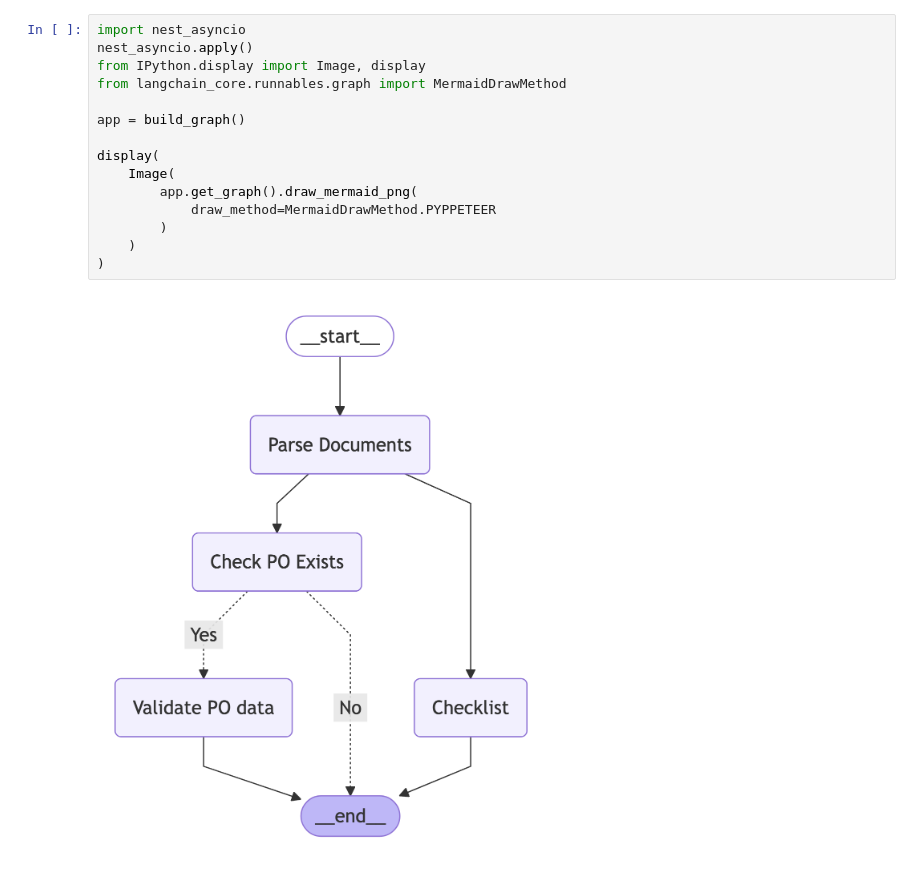
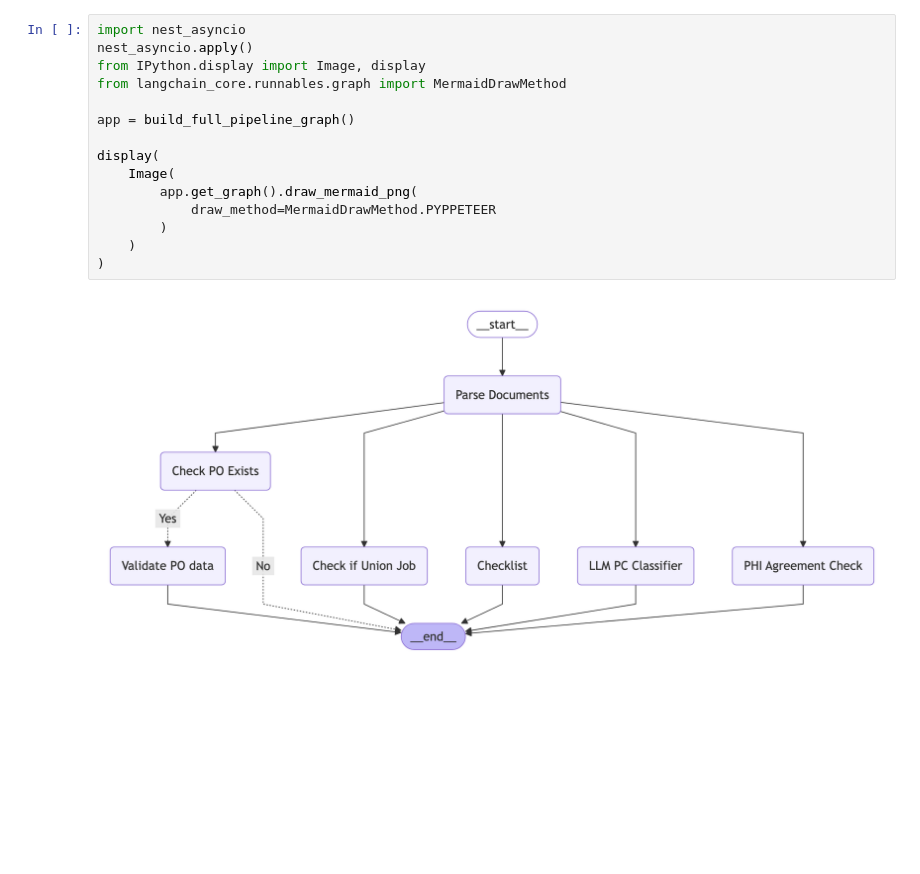
Before and after one commit to cal-poly-dxhub/university-buyerreview, a Jupyter notebook: Paralled_MAS/main.ipynb, the cells around one changed output. Drawn from its saved outputs; the diff is of its cells as text; blank space fills up the shorter version.

Commit message:
updated diagram for full pipeline architecture

```diff
--- a/Paralled_MAS/main.ipynb
+++ b/Paralled_MAS/main.ipynb
@@ -115,17 +56,17 @@ if __name__ == "__main__":
 # %%
 import nest_asyncio
 nest_asyncio.apply()
 from IPython.display import Image, display
 from langchain_core.runnables.graph import MermaidDrawMethod
 
-app = build_graph()
+app = build_full_pipeline_graph()
 
 display(
     Image(
         app.get_graph().draw_mermaid_png(
             draw_method=MermaidDrawMethod.PYPPETEER
         )
     )
 )
 # %% [output]
-[figure, old version]
+[figure, new version]
```
Also changed, not shown: parts of 1 cell of this notebook, 2 other files.
